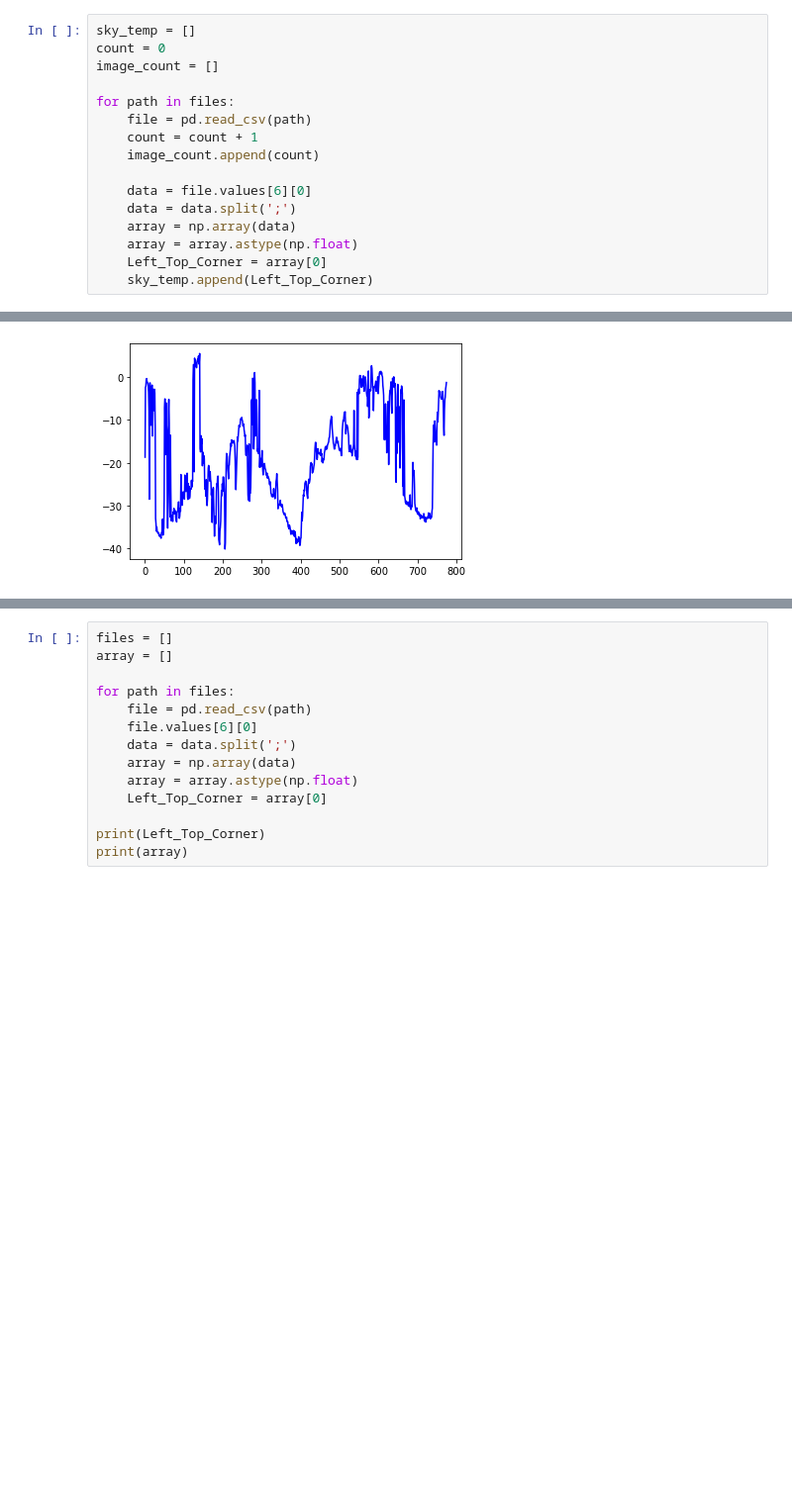
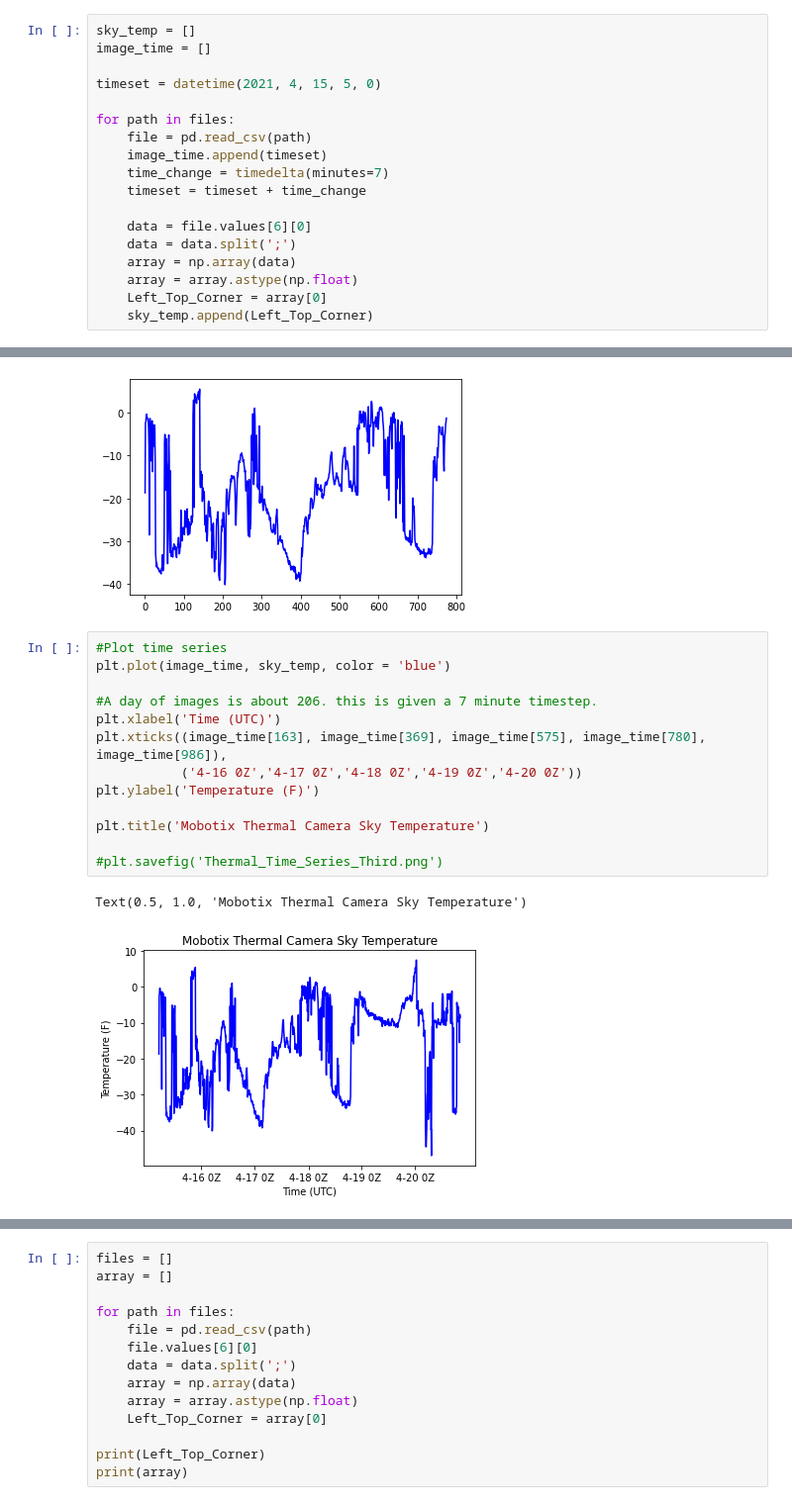
Before and after one commit to sagecontinuum/SageScienceExamples, a Jupyter notebook: Mobotix_RadTherm/Mobotix_Thermal_Image_Subset.ipynb, the cells around one changed output, grey strips where cells are left out. Shown: that part at 99% size. Drawn from its saved outputs; the diff is of its cells as text; blank space fills up the shorter version.

```diff
--- a/Mobotix_RadTherm/Mobotix_Thermal_Image_Subset.ipynb
+++ b/Mobotix_RadTherm/Mobotix_Thermal_Image_Subset.ipynb
@@ -15,13 +18,15 @@ for filename in glob.glob("/lcrc/project/waggle/public_html/private/training_dat
 files.sort()
 # %%
 sky_temp = []
-count = 0
-image_count = []
+image_time = []
+
+timeset = datetime(2021, 4, 15, 5, 0)
 
 for path in files:
     file = pd.read_csv(path)
-    count = count + 1
-    image_count.append(count)
+    image_time.append(timeset)
+    time_change = timedelta(minutes=7)
+    timeset = timeset + time_change
 
     data = file.values[6][0]
     data = data.split(';')
@@ -36,3 +41,19 @@ plt.plot(image_count, sky_temp, color='blue')
 # %% [output]
 [<matplotlib.lines.Line2D at 0x...>]
 [figure]
+# %%
+#Plot time series
+plt.plot(image_time, sky_temp, color = 'blue')
+
+#A day of images is about 206. this is given a 7 minute timestep.
+plt.xlabel('Time (UTC)')
+plt.xticks((image_time[163], image_time[369], image_time[575], image_time[780], image_time[986]),
+           ('4-16 0Z','4-17 0Z','4-18 0Z','4-19 0Z','4-20 0Z'))
+plt.ylabel('Temperature (F)')
+
+plt.title('Mobotix Thermal Camera Sky Temperature')
+
+#plt.savefig('Thermal_Time_Series_Third.png')
+# %% [output]
+Text(0.5, 1.0, 'Mobotix Thermal Camera Sky Temperature')
+[figure, added]
```
Also changed, not shown: parts of 2 cells of this notebook, 2 other files.
